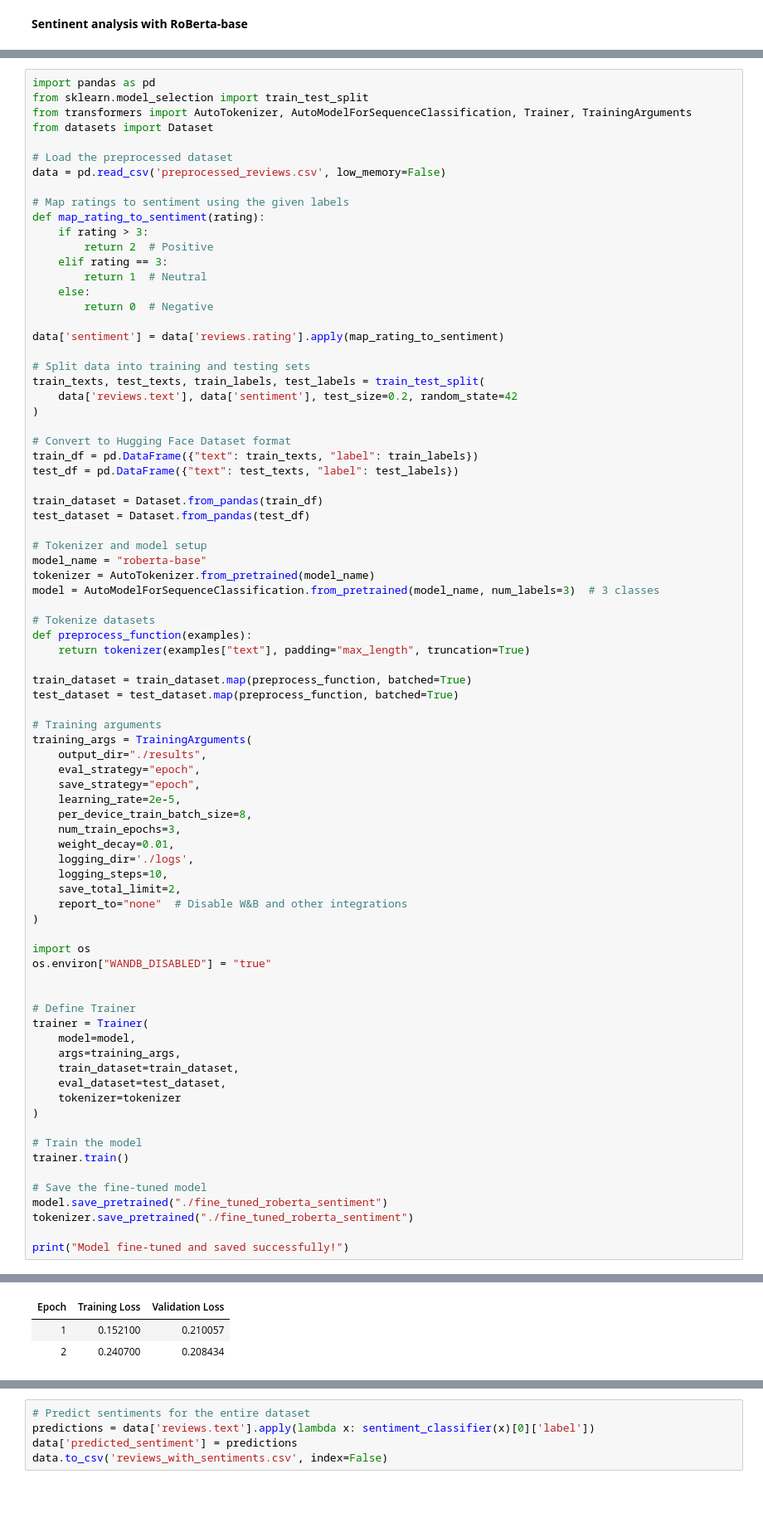
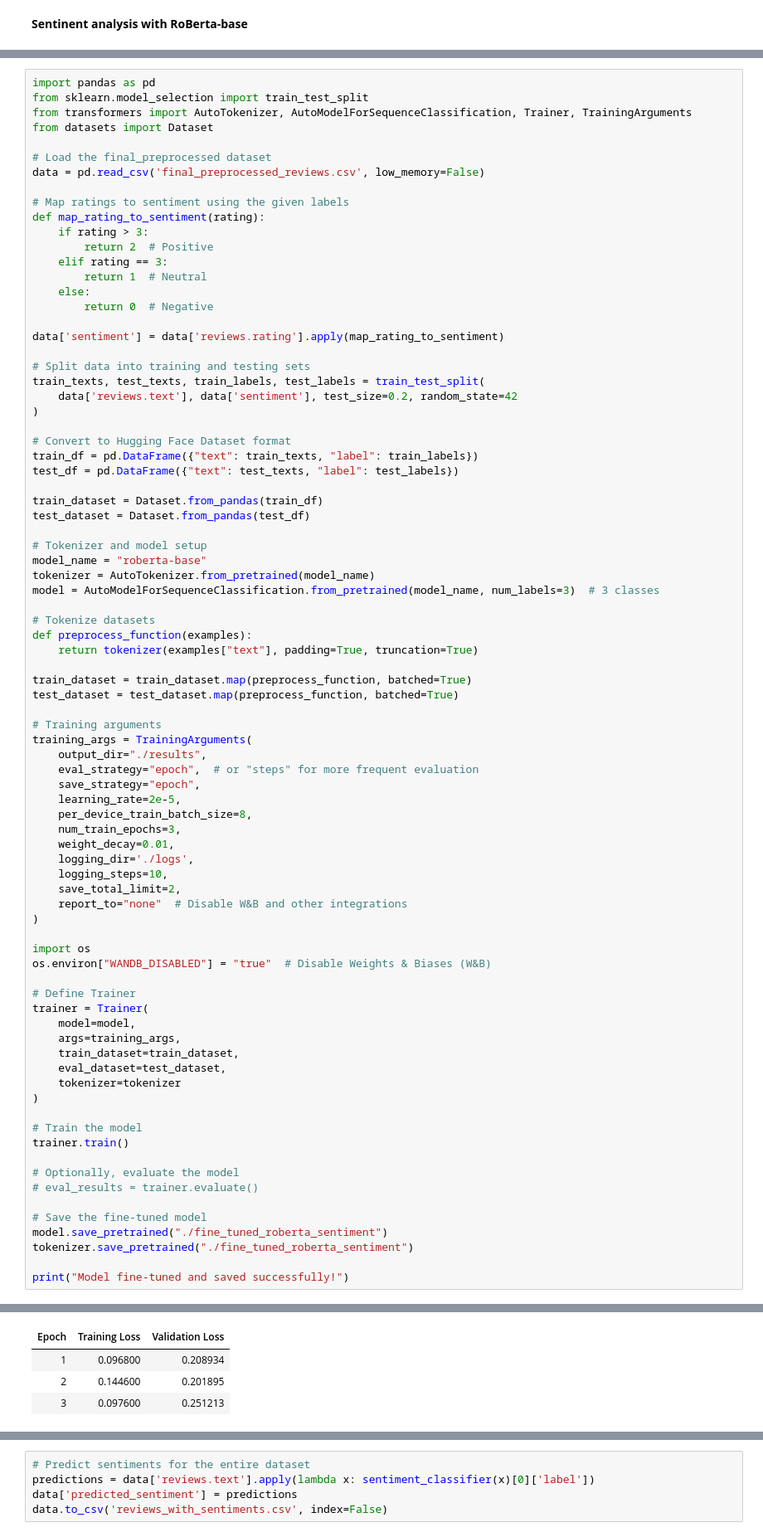
Before and after one commit to Cutie-tee/Roboreviews_project, a Jupyter notebook: reviews_project.ipynb, the cells around one changed output, grey strips where cells are left out. Shown at 83% size. Cells and saved outputs as stored; diff of their text form; blank space fills up the shorter version.

```diff
--- a/reviews_project.ipynb
+++ b/reviews_project.ipynb
@@ -173,8 +180,8 @@ from sklearn.model_selection import train_test_split
 from transformers import AutoTokenizer, AutoModelForSequenceClassification, Trainer, TrainingArguments
 from datasets import Dataset
 
-# Load the preprocessed dataset
-data = pd.read_csv('preprocessed_reviews.csv', low_memory=False)
+# Load the final_preprocessed dataset
+data = pd.read_csv('final_preprocessed_reviews.csv', low_memory=False)
 
 # Map ratings to sentiment using the given labels
 def map_rating_to_sentiment(rating):
@@ -206,7 +213,7 @@ model = AutoModelForSequenceClassification.from_pretrained(model_name, num_label
 
 # Tokenize datasets
 def preprocess_function(examples):
-    return tokenizer(examples["text"], padding="max_length", truncation=True)
+    return tokenizer(examples["text"], padding=True, truncation=True)
 
 train_dataset = train_dataset.map(preprocess_function, batched=True)
 test_dataset = test_dataset.map(preprocess_function, batched=True)
@@ -214,7 +221,7 @@ test_dataset = test_dataset.map(preprocess_function, batched=True)
 # Training arguments
 training_args = TrainingArguments(
     output_dir="./results",
-    eval_strategy="epoch",
+    eval_strategy="epoch",  # or "steps" for more frequent evaluation
     save_strategy="epoch",
     learning_rate=2e-5,
     per_device_train_batch_size=8,
@@ -227,8 +234,7 @@ training_args = TrainingArguments(
 )
 
 import os
-os.environ["WANDB_DISABLED"] = "true"
-
+os.environ["WANDB_DISABLED"] = "true"  # Disable Weights & Biases (W&B)
 
 # Define Trainer
 trainer = Trainer(
@@ -242,6 +248,9 @@ trainer = Trainer(
 # Train the model
 trainer.train()
 
+# Optionally, evaluate the model
+# eval_results = trainer.evaluate()
+
 # Save the fine-tuned model
 model.save_pretrained("./fine_tuned_roberta_sentiment")
 tokenizer.save_pretrained("./fine_tuned_roberta_sentiment")
@@ -254,3 +263,4 @@ You should probably TRAIN this model on a down-stream task to be able to use it
 | Epoch | Training Loss | Validation Loss |
-| 1 | 0.152100 | 0.210057 |
-| 2 | 0.240700 | 0.208434 |
+| 1 | 0.096800 | 0.208934 |
+| 2 | 0.144600 | 0.201895 |
+| 3 | 0.097600 | 0.251213 |
```
Also changed, not shown: parts of 8 cells of this notebook.
